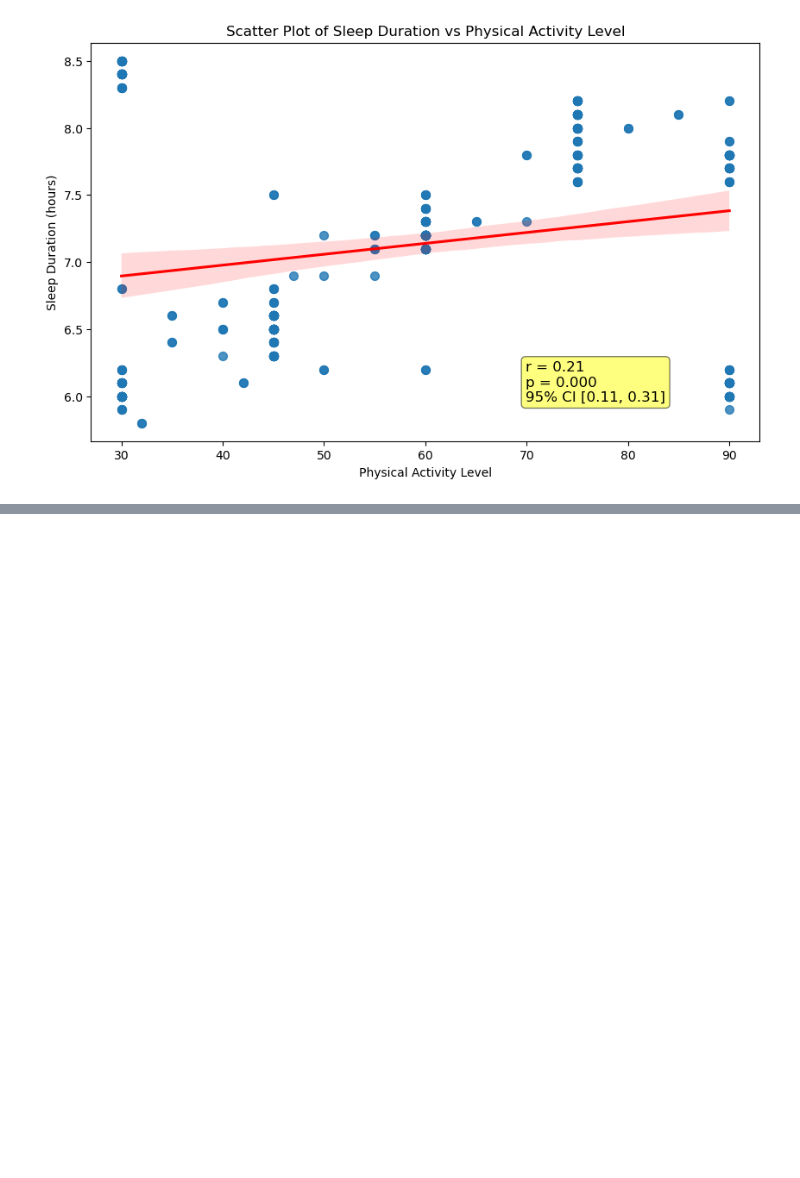
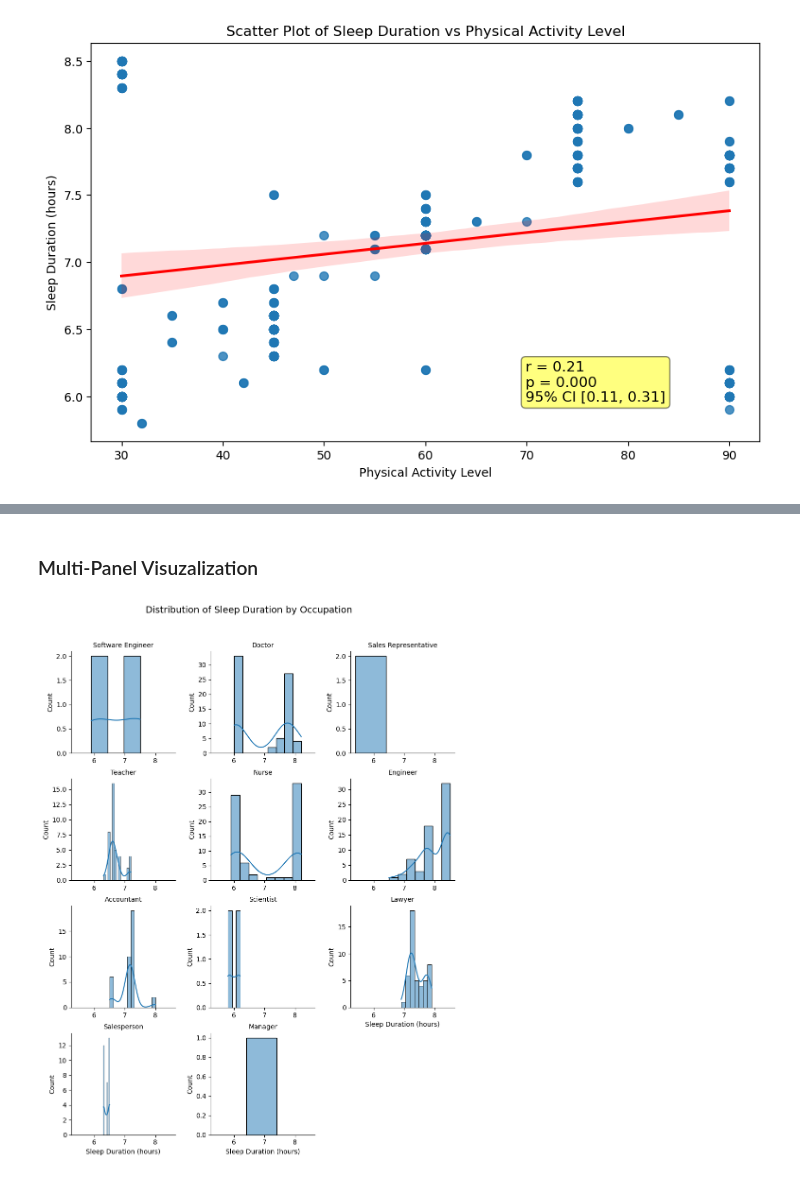
Before and after one commit to IT2053C-Gilany/final-project-Error1n, a Jupyter notebook: final-project.ipynb, the cells around one changed output, grey strips where cells are left out. Saved outputs shown, nothing was run; the diff lists cells and outputs as text; code cells hidden in the pictures; blank space fills up the shorter version.

```diff
--- a/final-project.ipynb
+++ b/final-project.ipynb
@@ -411,18 +458,24 @@ Pearson correlation coefficient: r = 0.212, p = 0.000
+# %% [markdown]
+### Multi-Panel Visuzalization
 # %%
-# Draft of potential multi-panel visualization - sleep duration distribution by occupation
+# multi-panel visualization - sleep duration distribution by occupation
 
-# import seaborn as sns
-# import matplotlib.pyplot as plt
+import seaborn as sns
+import matplotlib.pyplot as plt
 
-# occupation_grid = sns.FacetGrid(SleepyData, col="Occupation", col_wrap=3, height=3, sharey=False)
-# occupation_grid.map(sns.histplot, "Sleep Duration", kde=True)
+occupation_grid = sns.FacetGrid(
+    SleepyData, col="Occupation", col_wrap=3, height=3, sharey=False)
+occupation_grid.map(sns.histplot, "Sleep Duration", kde=True)
 
-# occupation_grid.set_titles("{col_name}")
+occupation_grid.set_titles("{col_name}")
 
-# for ax in occupation_grid.axes.flatten():
-#     ax.set_xlabel("Sleep Duration (hours)")
-#     ax.tick_params(axis='x', which='both', labelbottom=True)
+for ax in occupation_grid.axes.flatten():
+  ax.set_xlabel("Sleep Duration (hours)")
+  ax.tick_params(axis='x', which='both', labelbottom=True)
 
-# plt.subplots_adjust(top=0.9)
-# g.figure.suptitle("Distribution of Sleep Duration by Occupation", fontsize=14)
-# plt.show()
+plt.subplots_adjust(top=0.9)
+occupation_grid.figure.suptitle(
+    "Distribution of Sleep Duration by Occupation", fontsize=14)
+plt.show()
+# %% [output]
+[figure, added]
```
Also changed, not shown: parts of 6 cells of this notebook.
